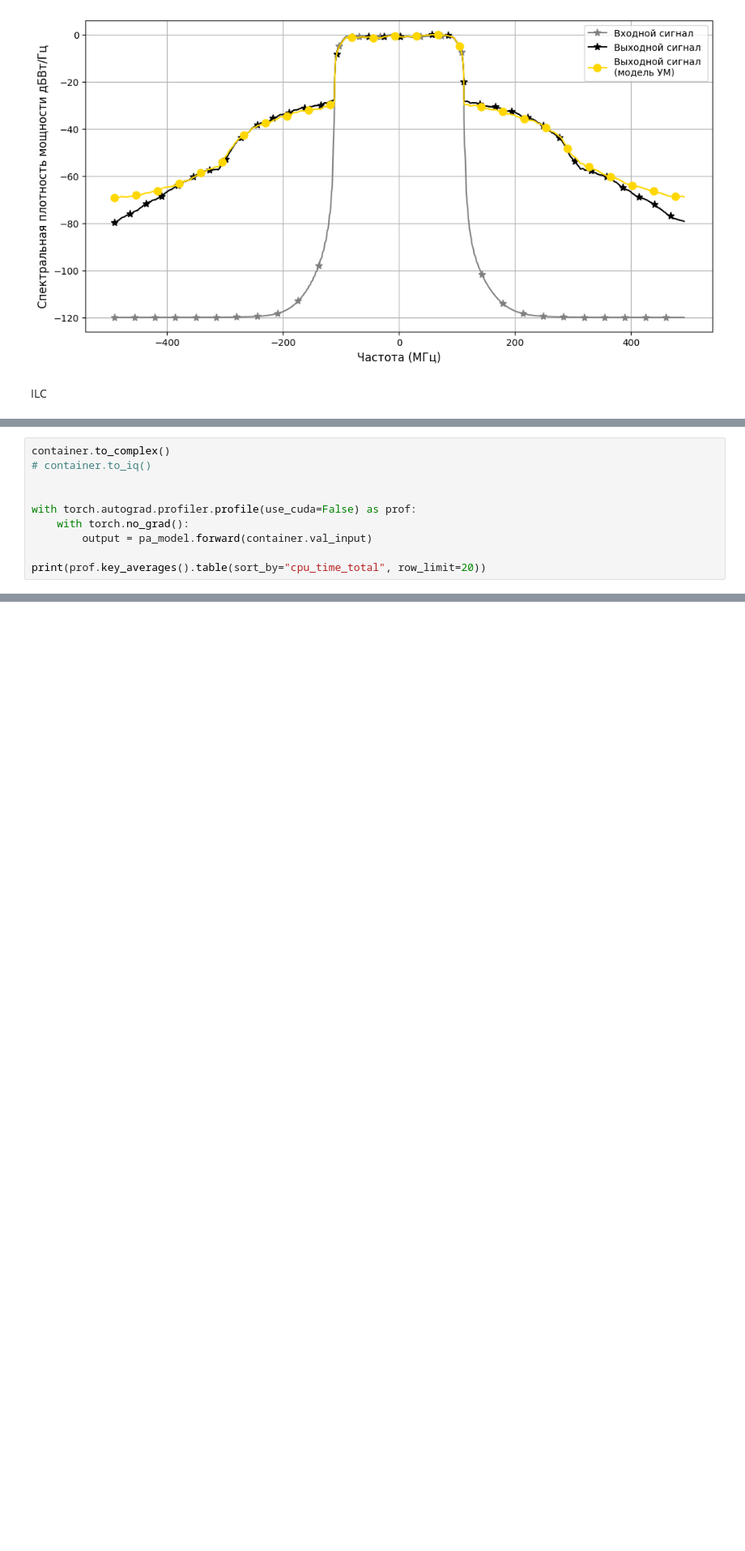
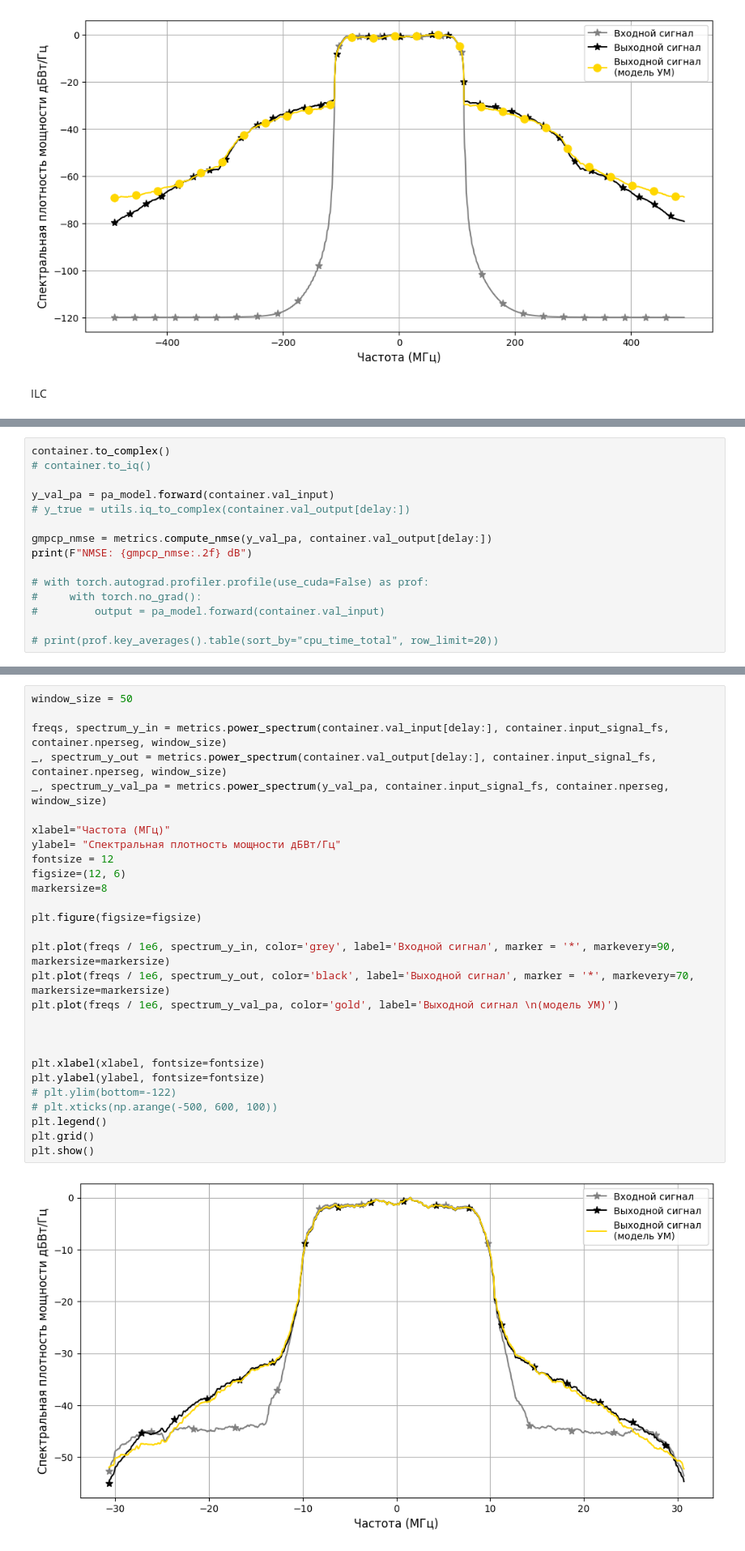
Before and after one commit to pasmornov-m/DPD_Research, a Jupyter notebook: dev_gmp_tensor.ipynb, the cells around one changed output, grey strips where cells are left out. Shown at 81% size. Drawn from its saved outputs; the diff is of its cells as text; blank space fills up the shorter version.

```diff
--- a/dev_gmp_tensor.ipynb
+++ b/dev_gmp_tensor.ipynb
@@ -577,10 +681,15 @@ pa_model = als_identification_of_gmpcp(model,
 container.to_complex()
 # container.to_iq()
 
+y_val_pa = pa_model.forward(container.val_input)
+# y_true = utils.iq_to_complex(container.val_output[delay:])
 
-with torch.autograd.profiler.profile(use_cuda=False) as prof:
-    with torch.no_grad():
-        output = pa_model.forward(container.val_input)
+gmpcp_nmse = metrics.compute_nmse(y_val_pa, container.val_output[delay:])
+print(F"NMSE: {gmpcp_nmse:.2f} dB")
 
-print(prof.key_averages().table(sort_by="cpu_time_total", row_limit=20))
+# with torch.autograd.profiler.profile(use_cuda=False) as prof:
+#     with torch.no_grad():
+#         output = pa_model.forward(container.val_input)
+
+# print(prof.key_averages().table(sort_by="cpu_time_total", row_limit=20))
 # %% [output]
@@ -604,3 +697,33 @@ Self CPU time total: 1.385ms
+# %%
+window_size = 50
+
+freqs, spectrum_y_in = metrics.power_spectrum(container.val_input[delay:], container.input_signal_fs, container.nperseg, window_size)
+_, spectrum_y_out = metrics.power_spectrum(container.val_output[delay:], container.input_signal_fs, container.nperseg, window_size)
+_, spectrum_y_val_pa = metrics.power_spectrum(y_val_pa, container.input_signal_fs, container.nperseg, window_size)
+
+xlabel="Частота (МГц)"
+ylabel= "Спектральная плотность мощности дБВт/Гц"
+fontsize = 12
+figsize=(12, 6)
+markersize=8
+
+plt.figure(figsize=figsize)
+
+plt.plot(freqs / 1e6, spectrum_y_in, color='grey', label='Входной сигнал', marker = '*', markevery=90, markersize=markersize)
+plt.plot(freqs / 1e6, spectrum_y_out, color='black', label='Выходной сигнал', marker = '*', markevery=70, markersize=markersize)
+plt.plot(freqs / 1e6, spectrum_y_val_pa, color='gold', label='Выходной сигнал \n(модель УМ)')
+
+
+
+plt.xlabel(xlabel, fontsize=fontsize)
+plt.ylabel(ylabel, fontsize=fontsize)
+# plt.ylim(bottom=-122)
+# plt.xticks(np.arange(-500, 600, 100))
+plt.legend()
+plt.grid()
+plt.show()
+# %% [output]
+[figure, added]
 # %%
 u_k_train = learning.ilc_signal(container.train_input, container.train_output_target[delay:], pa_model, epochs=400, learning_rate=0.01)
 u_k_val = learning.ilc_signal(container.val_input, container.val_output_target[delay:], pa_model, epochs=400, learning_rate=0.01)
```
Also changed, not shown: parts of 22 cells of this notebook, 9 other files.
